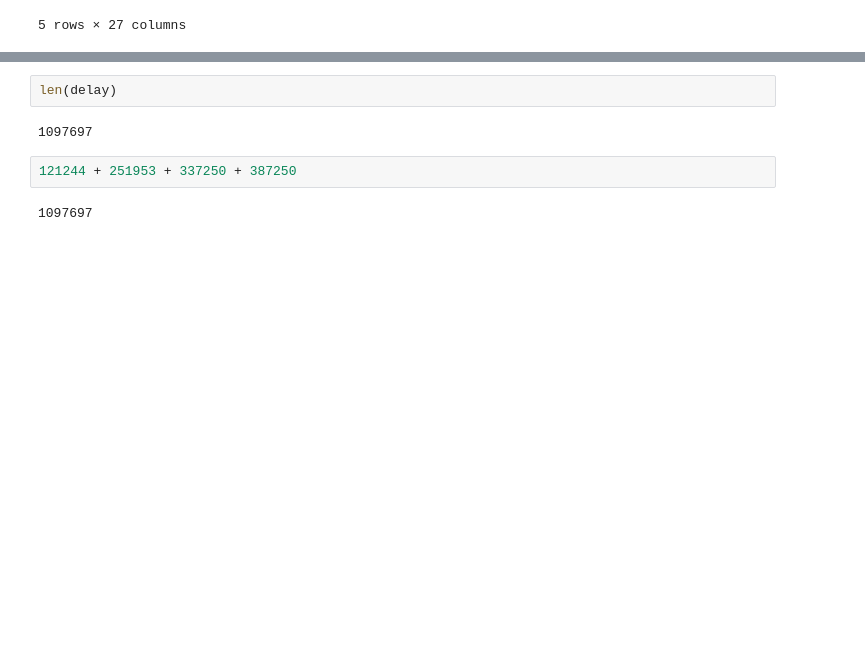
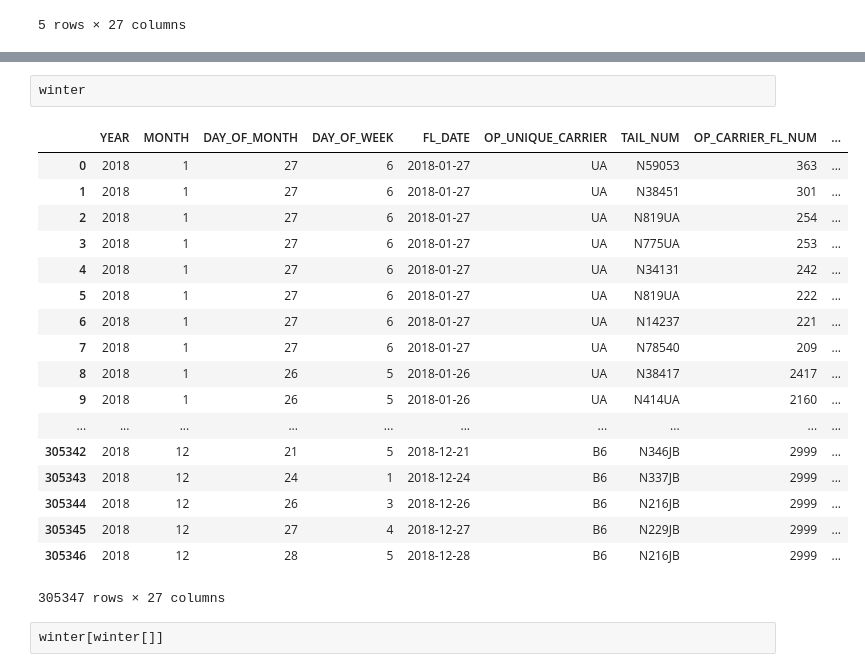
Before and after one commit to Arimorris/delays, a Jupyter notebook: visuals .ipynb, the cells around one changed output, grey strips where cells are left out. Cells and saved outputs as stored; diff of their text form; blank space fills up the shorter version.

```diff
--- a/visuals .ipynb
+++ b/visuals .ipynb
@@ -36,9 +36,24 @@ delay.tail()
 5 rows × 27 columns
-# %%
-len(delay)
-# %% [output]
-1097697
-# %%
-121244 + 251953 + 337250 + 387250
-# %% [output]
-1097697
+# %%
+winter
+# %% [output]
+|  | YEAR | MONTH | DAY_OF_MONTH | DAY_OF_WEEK | FL_DATE | OP_UNIQUE_CARRIER | TAIL_NUM | OP_CARRIER_FL_NUM | ... |
+| 0 | 2018 | 1 | 27 | 6 | 2018-01-27 | UA | N59053 | 363 | ... |
+| 1 | 2018 | 1 | 27 | 6 | 2018-01-27 | UA | N38451 | 301 | ... |
+| 2 | 2018 | 1 | 27 | 6 | 2018-01-27 | UA | N819UA | 254 | ... |
+| 3 | 2018 | 1 | 27 | 6 | 2018-01-27 | UA | N775UA | 253 | ... |
+| 4 | 2018 | 1 | 27 | 6 | 2018-01-27 | UA | N34131 | 242 | ... |
+| 5 | 2018 | 1 | 27 | 6 | 2018-01-27 | UA | N819UA | 222 | ... |
+| 6 | 2018 | 1 | 27 | 6 | 2018-01-27 | UA | N14237 | 221 | ... |
+| 7 | 2018 | 1 | 27 | 6 | 2018-01-27 | UA | N78540 | 209 | ... |
+| 8 | 2018 | 1 | 26 | 5 | 2018-01-26 | UA | N38417 | 2417 | ... |
+| 9 | 2018 | 1 | 26 | 5 | 2018-01-26 | UA | N414UA | 2160 | ... |
+| ... | ... | ... | ... | ... | ... | ... | ... | ... | ... |
+| 305342 | 2018 | 12 | 21 | 5 | 2018-12-21 | B6 | N346JB | 2999 | ... |
+| 305343 | 2018 | 12 | 24 | 1 | 2018-12-24 | B6 | N337JB | 2999 | ... |
+| 305344 | 2018 | 12 | 26 | 3 | 2018-12-26 | B6 | N216JB | 2999 | ... |
+| 305345 | 2018 | 12 | 27 | 4 | 2018-12-27 | B6 | N229JB | 2999 | ... |
+| 305346 | 2018 | 12 | 28 | 5 | 2018-12-28 | B6 | N216JB | 2999 | ... |
+305347 rows × 27 columns
+# %%
+winter[winter[]]
```
Also changed, not shown: parts of 1 cell of this notebook.
